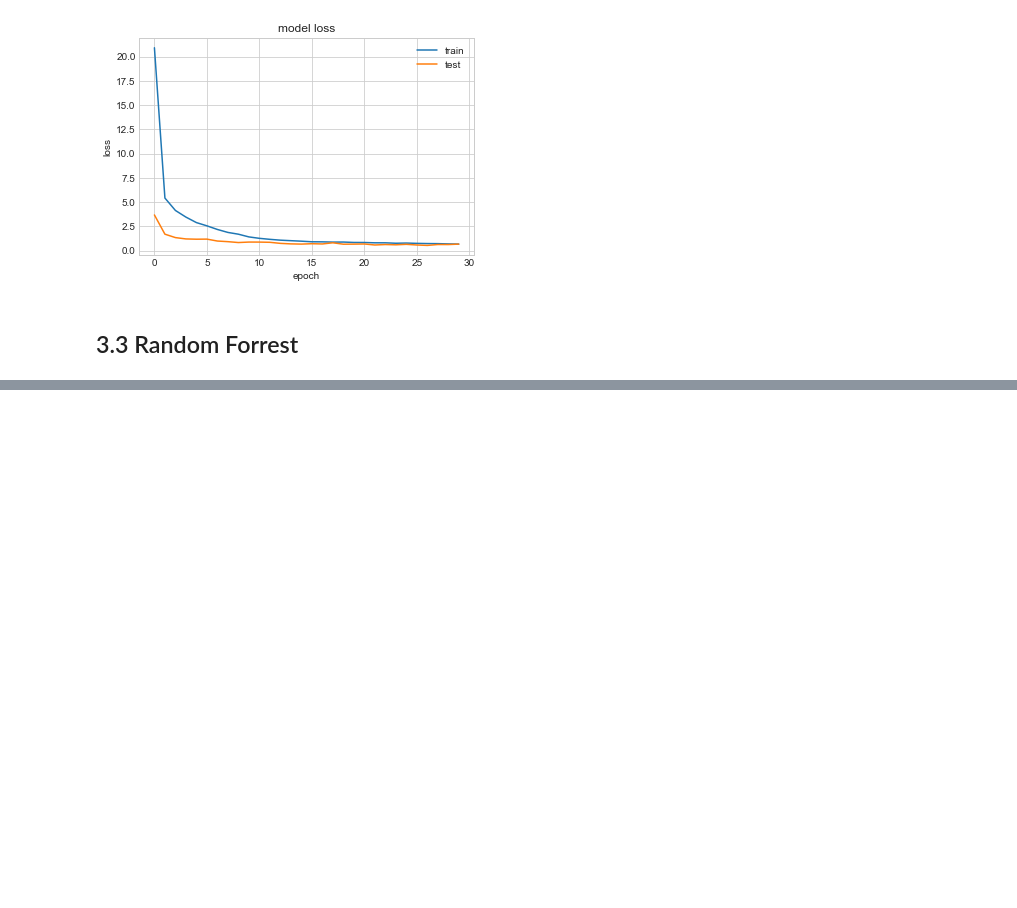
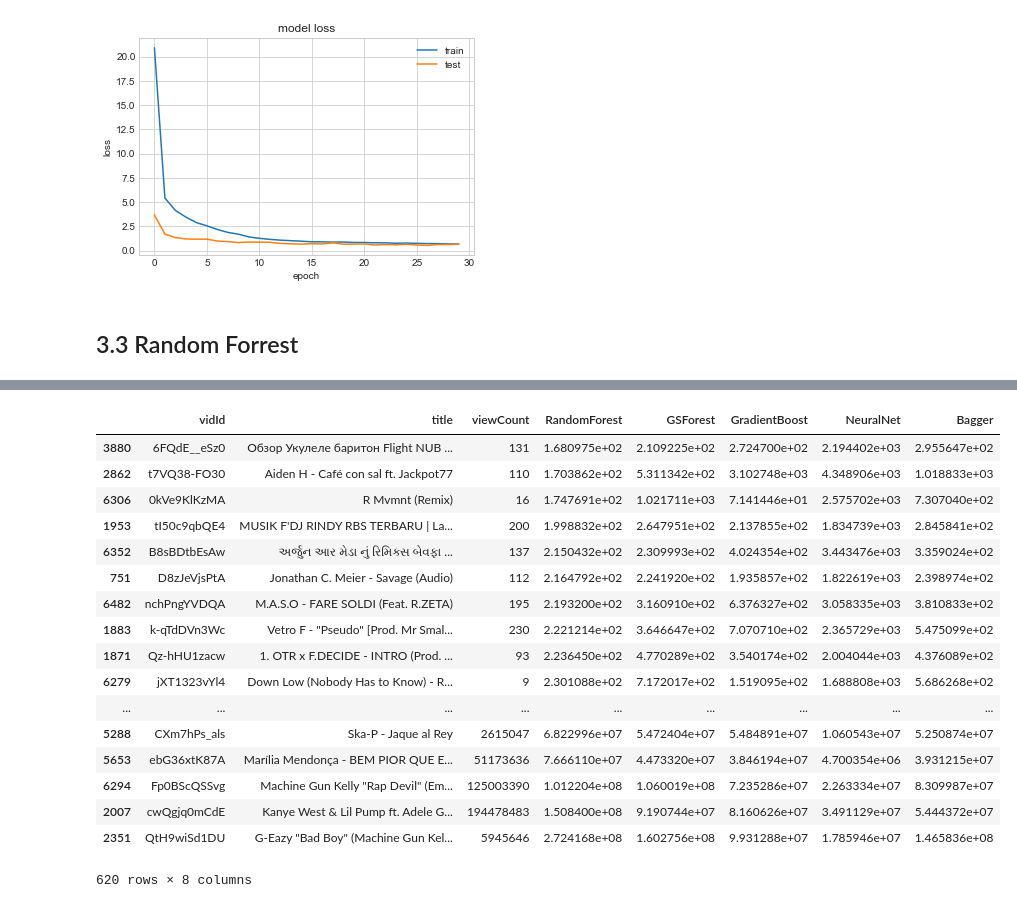
Before and after one commit to conorbarryhoke/Capstone, a Jupyter notebook: EDA_Regression_v2.ipynb, the cells around one changed output, grey strips where cells are left out. Cells and saved outputs as stored; diff of their text form; code cells hidden in the pictures; blank space fills up the shorter version.

```diff
--- a/EDA_Regression_v2.ipynb
+++ b/EDA_Regression_v2.ipynb
@@ -337,0 +290,9 @@ plt.show();
+# %%
+paramz = {
+    'max_features': [.4, .5, .7],
+    'n_estimators': [90, 100, 150]
+
+}
+gs = GridSearchCV(RandomForestRegressor(random_state=42), param_grid=paramz)
+gs.fit(X_train_sc, y_train)
+gs.score(X_test_sc, y_test)
@@ -338,5 +309,6 @@ plt.show();
+# %%
+br = BaggingRegressor(RandomForestRegressor())
 # %%
-model = RandomForestRegressor()
-model.fit(X_train_sc, y_train)
-model.score(X_test_sc, y_test)
+br.fit(X_train_sc, y_train)
+br.score(X_test_sc, y_test)
 # %% [output]
@@ -378,0 +374,9 @@ Feature engineering
+# %%
+df_small = df_main[pd.to_datetime(df_main.publishedAt)>datetime.datetime(2018, 9, 1)]
+df_small_ss = ss.transform(df_small.loc[:, cols_include_initial])
+df_small['GradientBoost'] = 10**gb.predict(df_small_ss)
+df_small['NeuralNet'] = 10**nn.predict(df_small_ss)
+df_small['RandomForest'] = 10**rf.predict(df_small_ss)
+df_small['Bagger'] = 10**br.predict(df_small_ss)
+df_small['GSForest'] = 10**gs.predict(df_small_ss)
+df_small = df_small.loc[:, ['vidId', 'title', 'viewCount', 'RandomForest', 'GSForest','GradientBoost', 'NeuralNet', 'Bagger',]].sort_values(by='RandomForest', ascending=False)
@@ -378,0 +413,21 @@ Feature engineering
+# %%
+df_small.sort_values(by='RandomForest')
+# %% [output]
+|  | vidId | title | viewCount | RandomForest | GSForest | GradientBoost | NeuralNet | Bagger |
+| 3880 | 6FQdE__eSz0 | Обзор Укулеле баритон Flight NUB ... | 131 | 1.680975e+02 | 2.109225e+02 | 2.724700e+02 | 2.194402e+03 | 2.955647e+02 |
+| 2862 | t7VQ38-FO30 | Aiden H - Café con sal ft. Jackpot77 | 110 | 1.703862e+02 | 5.311342e+02 | 3.102748e+03 | 4.348906e+03 | 1.018833e+03 |
+| 6306 | 0kVe9KlKzMA | R Mvmnt (Remix) | 16 | 1.747691e+02 | 1.021711e+03 | 7.141446e+01 | 2.575702e+03 | 7.307040e+02 |
+| 1953 | tI50c9qbQE4 | MUSIK F'DJ RINDY RBS TERBARU | La... | 200 | 1.998832e+02 | 2.647951e+02 | 2.137855e+02 | 1.834739e+03 | 2.845841e+02 |
+| 6352 | B8sBDtbEsAw | અર્જુન આર મેડા નું રિમિક્સ બેવફા ... | 137 | 2.150432e+02 | 2.309993e+02 | 4.024354e+02 | 3.443476e+03 | 3.359024e+02 |
+| 751 | D8zJeVjsPtA | Jonathan C. Meier - Savage (Audio) | 112 | 2.164792e+02 | 2.241920e+02 | 1.935857e+02 | 1.822619e+03 | 2.398974e+02 |
+| 6482 | nchPngYVDQA | M.A.S.O - FARE SOLDI (Feat. R.ZETA) | 195 | 2.193200e+02 | 3.160910e+02 | 6.376327e+02 | 3.058335e+03 | 3.810833e+02 |
+| 1883 | k-qTdDVn3Wc | Vetro F - "Pseudo" [Prod. Mr Smal... | 230 | 2.221214e+02 | 3.646647e+02 | 7.070710e+02 | 2.365729e+03 | 5.475099e+02 |
+| 1871 | Qz-hHU1zacw | 1. OTR x F.DECIDE - INTRO (Prod. ... | 93 | 2.236450e+02 | 4.770289e+02 | 3.540174e+02 | 2.004044e+03 | 4.376089e+02 |
+| 6279 | jXT1323vYl4 | Down Low (Nobody Has to Know) - R... | 9 | 2.301088e+02 | 7.172017e+02 | 1.519095e+02 | 1.688808e+03 | 5.686268e+02 |
+| ... | ... | ... | ... | ... | ... | ... | ... | ... |
+| 5288 | CXm7hPs_als | Ska-P - Jaque al Rey | 2615047 | 6.822996e+07 | 5.472404e+07 | 5.484891e+07 | 1.060543e+07 | 5.250874e+07 |
+| 5653 | ebG36xtK87A | Marília Mendonça - BEM PIOR QUE E... | 51173636 | 7.666110e+07 | 4.473320e+07 | 3.846194e+07 | 4.700354e+06 | 3.931215e+07 |
+| 6294 | Fp0BScQSSvg | Machine Gun Kelly "Rap Devil" (Em... | 125003390 | 1.012204e+08 | 1.060019e+08 | 7.235286e+07 | 2.263334e+07 | 8.309987e+07 |
+| 2007 | cwQgjq0mCdE | Kanye West & Lil Pump ft. Adele G... | 194478483 | 1.508400e+08 | 9.190744e+07 | 8.160626e+07 | 3.491129e+07 | 5.444372e+07 |
+| 2351 | QtH9wiSd1DU | G-Eazy "Bad Boy" (Machine Gun Kel... | 5945646 | 2.724168e+08 | 1.602756e+08 | 9.931288e+07 | 1.785946e+07 | 1.465836e+08 |
+620 rows × 8 columns
```
Also changed, not shown: parts of 38 cells of this notebook.
